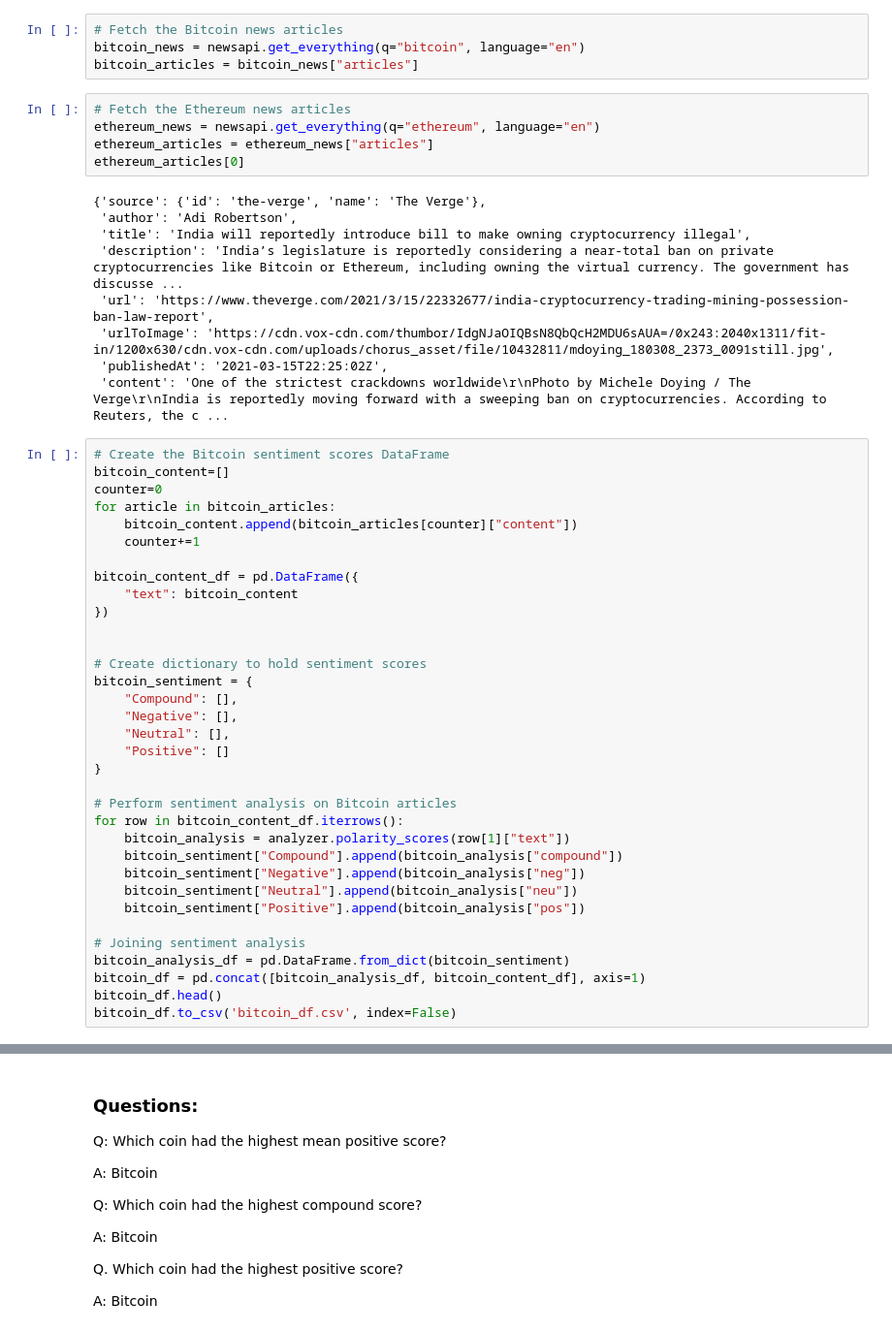
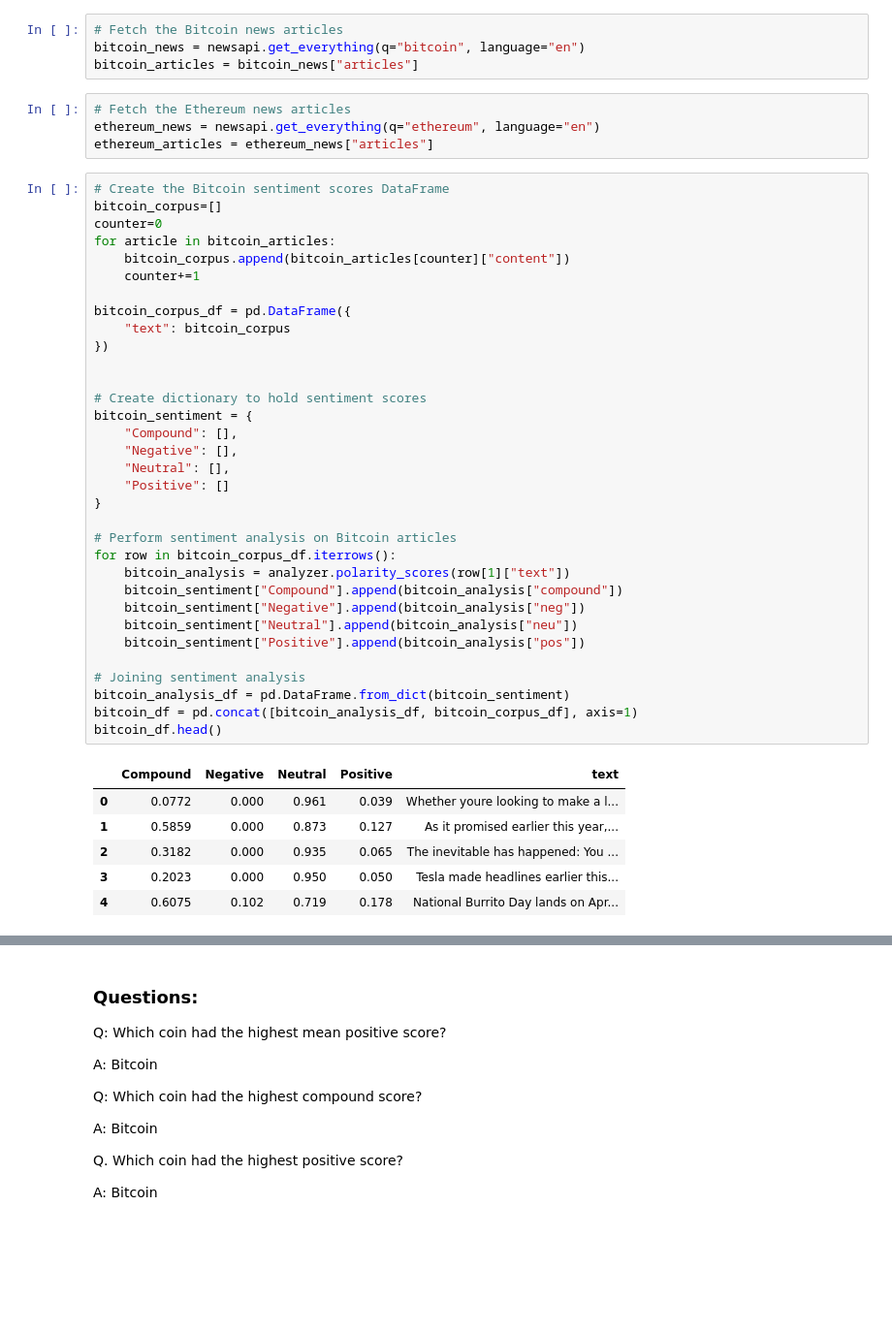
Before and after one commit to cnxtech/tales-from-the-crypto, a Jupyter notebook: tales_from_the_crypto/crypto_sentiment.ipynb, the cells around one changed output, grey strips where cells are left out. Shown: that part at 97% size. Saved outputs shown, nothing was run; the diff lists cells and outputs as text; blank space fills up the shorter version.

```diff
--- a/tales_from_the_crypto/crypto_sentiment.ipynb
+++ b/tales_from_the_crypto/crypto_sentiment.ipynb
@@ -39,49 +39,45 @@ bitcoin_articles = bitcoin_news["articles"]
 # Fetch the Ethereum news articles
 ethereum_news = newsapi.get_everything(q="ethereum", language="en")
 ethereum_articles = ethereum_news["articles"]
-ethereum_articles[0]
-# %% [output]
-{'source': {'id': 'the-verge', 'name': 'The Verge'},
- 'author': 'Adi Robertson',
- 'title': 'India will reportedly introduce bill to make owning cryptocurrency illegal',
- 'description': 'India’s legislature is reportedly considering a near-total ban on private cryptocurrencies like Bitcoin or Ethereum, including owning the virtual currency. The government has discusse ...
- 'url': 'https://www.theverge.com/2021/3/15/22332677/india-cryptocurrency-trading-mining-possession-ban-law-report',
- 'urlToImage': 'https://cdn.vox-cdn.com/thumbor/IdgNJaOIQBsN8QbQcH2MDU6sAUA=/0x243:2040x1311/fit-in/1200x630/cdn.vox-cdn.com/uploads/chorus_asset/file/10432811/mdoying_180308_2373_0091still.jpg',
- 'publishedAt': '2021-03-15T22:25:02Z',
- 'content': 'One of the strictest crackdowns worldwide\r\nPhoto by Michele Doying / The Verge\r\nIndia is reportedly moving forward with a sweeping ban on cryptocurrencies. According to Reuters, the c ...
 # %%
 # Create the Bitcoin sentiment scores DataFrame
-bitcoin_content=[]
+bitcoin_corpus=[]
 counter=0
 for article in bitcoin_articles:
-    bitcoin_content.append(bitcoin_articles[counter]["content"])
+    bitcoin_corpus.append(bitcoin_articles[counter]["content"])
     counter+=1
 
-bitcoin_content_df = pd.DataFrame({
-    "text": bitcoin_content
+bitcoin_corpus_df = pd.DataFrame({
+    "text": bitcoin_corpus
 })
 
 
 # Create dictionary to hold sentiment scores
 bitcoin_sentiment = {
     "Compound": [],
     "Negative": [],
     "Neutral": [],
     "Positive": []
 }
 
 # Perform sentiment analysis on Bitcoin articles
-for row in bitcoin_content_df.iterrows():
+for row in bitcoin_corpus_df.iterrows():
     bitcoin_analysis = analyzer.polarity_scores(row[1]["text"])
     bitcoin_sentiment["Compound"].append(bitcoin_analysis["compound"])
     bitcoin_sentiment["Negative"].append(bitcoin_analysis["neg"])
     bitcoin_sentiment["Neutral"].append(bitcoin_analysis["neu"])
     bitcoin_sentiment["Positive"].append(bitcoin_analysis["pos"])
 
 # Joining sentiment analysis
 bitcoin_analysis_df = pd.DataFrame.from_dict(bitcoin_sentiment)
-bitcoin_df = pd.concat([bitcoin_analysis_df, bitcoin_content_df], axis=1)
+bitcoin_df = pd.concat([bitcoin_analysis_df, bitcoin_corpus_df], axis=1)
 bitcoin_df.head()
-bitcoin_df.to_csv('bitcoin_df.csv', index=False)
+# %% [output]
+|  | Compound | Negative | Neutral | Positive | text |
+| 0 | 0.0772 | 0.000 | 0.961 | 0.039 | Whether youre looking to make a l... |
+| 1 | 0.5859 | 0.000 | 0.873 | 0.127 | As it promised earlier this year,... |
+| 2 | 0.3182 | 0.000 | 0.935 | 0.065 | The inevitable has happened: You ... |
+| 3 | 0.2023 | 0.000 | 0.950 | 0.050 | Tesla made headlines earlier this... |
+| 4 | 0.6075 | 0.102 | 0.719 | 0.178 | National Burrito Day lands on Apr... |
 # %%
 # Create the ethereum sentiment scores DataFrame
```
Also changed, not shown: parts of 20 cells of this notebook, 5 other files.
